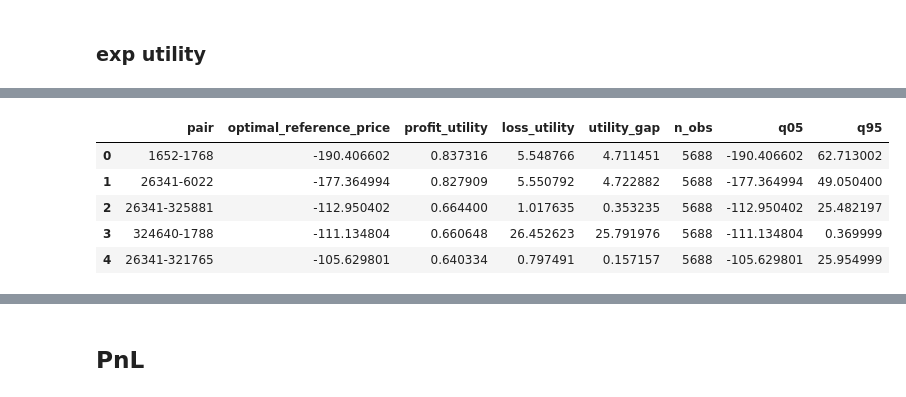
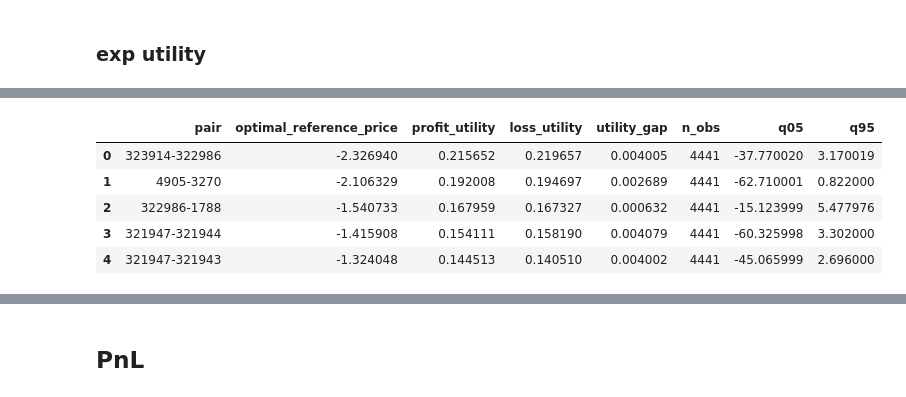
Before and after one commit to cshi-hue/current_code, a Jupyter notebook: node_DA_congestion.ipynb, the cells around one changed output, grey strips where cells are left out. Drawn from its saved outputs; the diff is of its cells as text; code cells hidden in the pictures.

```diff
--- a/node_DA_congestion.ipynb
+++ b/node_DA_congestion.ipynb
@@ -928,3 +1090,6 @@ congestion_spread["pair"].nunique()
+# %%
+# for classification, but not for prediction
+congestion_spread = congestion_spread[congestion_spread["date"] < "2026-04-16"].copy()
 # %%
 # unique_pairs = congestion_spread[["nodekey1", "nodekey2", "pair", "nodename1", "nodename2", "lat1", "lon1", "lat2", "lon2"]].drop_duplicates()
 # unique_pairs.head()
@@ -1353,7 +1518,7 @@ congestion_spread.head()
 skewness_df = (
     congestion_spread
     .groupby('pair')['congestion_spread']
-    .apply(lambda x: skew(x.dropna()))
+    .skew()
     .reset_index(name='skewness')
 )
 
@@ -3791,7 +3957,11 @@ line_char.head()
 ### bsed
 # %%
 # bsed = line_char[(line_char["category"] == "bilateral extreme") & (line_char["skew_class"] == "skewed") & (line_char["risk_class"] == "extreme CVaR") & (line_char["period_class"] == "daily")].copy()
-bsed = line_char[(line_char["category"] == "bilateral extreme")].copy()
+# bsed = line_char[(line_char["category"] == "neutral")].copy()
+# bsed = line_char[(line_char["category"] == "bilateral extreme")].copy()
+# bsed = line_char[(line_char["category"] == "positive unilateral extreme")].copy()
+bsed = line_char[(line_char["category"] == "negative unilateral extreme")].copy()
+# bsed = line_char[(line_char["period_class"] == "peaky")].copy()
 bsed.head()
 # %% [output]
 |  | pair | category | skew_class | risk_class | period_class | nodekey1 | nodekey2 | nodename1 | nodename2 |
@@ -3834,5 +4019,5 @@ bsed['pair'].nunique()
 # %%
-pair_id = "27303-5875"
+pair_id = "1770-1788"
 # %%
 # plot_df = (
 #     congestion_spread
@@ -5156,12 +5533,18 @@ gamma_loss = 0.01
 
 results = []
 
-def utility_gain(x, gamma=0.03):
-    return 1 - np.exp(-gamma * x)
+# def utility_gain(x, gamma=0.03):
+#     return 1 - np.exp(-gamma * x)
 
 
-def utility_loss(x, gamma=0.03):
-    return np.exp(gamma * x) - 1
+# def utility_loss(x, gamma=0.03):
+#     return np.exp(gamma * x) - 1
+
+def utility_gain(x, scale=10):
+    return np.log1p(x / scale)
+
+def utility_loss(x, scale=2):
+    return np.log1p(x / scale)
 
 
 for pair_id, pair_df in bsed.groupby("pair"):
@@ -5196,12 +5579,12 @@ for pair_id, pair_df in bsed.groupby("pair"):
             loss_utility = np.nan
         else:
             profit_utility = (
-                utility_gain(profit, gamma_profit).mean()
+                utility_gain(profit).mean()
             )
 
             if len(loss) > 0:
                 loss_utility = (
-                    utility_loss(loss, gamma_loss).mean() * len(loss) / len(profit)
+                    utility_loss(loss).mean() * len(loss) / len(profit)
                 )
             else:
                 loss_utility = 0
@@ -5226,38 +5609,38 @@ for pair_id, pair_df in bsed.groupby("pair"):
     )
 
     optimal_p = pair_result_df.iloc[idx]["reference_price"]
 
     results.append({
         "pair": pair_id,
         "optimal_reference_price": optimal_p,
         "profit_utility": pair_result_df.iloc[idx]["profit_utility"],
         "loss_utility": pair_result_df.iloc[idx]["loss_utility"],
         "utility_gap": abs(
             pair_result_df.iloc[idx]["profit_utility"]
             - pair_result_df.iloc[idx]["loss_utility"]
         ),
         "n_obs": len(cs),
         "q05": q05,
         "q95": q95
     })
 
 
 utility_optimal_prices_all_pairs = pd.DataFrame(results)
 
 utility_optimal_prices_all_pairs = (
     utility_optimal_prices_all_pairs
     .sort_values("optimal_reference_price")
     .reset_index(drop=True)
 )
 
 utility_optimal_prices_all_pairs.head()
 # %% [output]
 |  | pair | optimal_reference_price | profit_utility | loss_utility | utility_gap | n_obs | q05 | q95 |
-| 0 | 1652-1768 | -190.406602 | 0.837316 | 5.548766 | 4.711451 | 5688 | -190.406602 | 62.713002 |
-| 1 | 26341-6022 | -177.364994 | 0.827909 | 5.550792 | 4.722882 | 5688 | -177.364994 | 49.050400 |
-| 2 | 26341-325881 | -112.950402 | 0.664400 | 1.017635 | 0.353235 | 5688 | -112.950402 | 25.482197 |
-| 3 | 324640-1788 | -111.134804 | 0.660648 | 26.452623 | 25.791976 | 5688 | -111.134804 | 0.369999 |
-| 4 | 26341-321765 | -105.629801 | 0.640334 | 0.797491 | 0.157157 | 5688 | -105.629801 | 25.954999 |
+| 0 | 323914-322986 | -2.326940 | 0.215652 | 0.219657 | 0.004005 | 4441 | -37.770020 | 3.170019 |
+| 1 | 4905-3270 | -2.106329 | 0.192008 | 0.194697 | 0.002689 | 4441 | -62.710001 | 0.822000 |
+| 2 | 322986-1788 | -1.540733 | 0.167959 | 0.167327 | 0.000632 | 4441 | -15.123999 | 5.477976 |
+| 3 | 321947-321944 | -1.415908 | 0.154111 | 0.158190 | 0.004079 | 4441 | -60.325998 | 3.302000 |
+| 4 | 321947-321943 | -1.324048 | 0.144513 | 0.140510 | 0.004002 | 4441 | -45.065999 | 2.696000 |
 # %%
 RP3 = (
     utility_optimal_prices_all_pairs[
```
Also changed, not shown: parts of 103 cells of this notebook, 2 other files.
